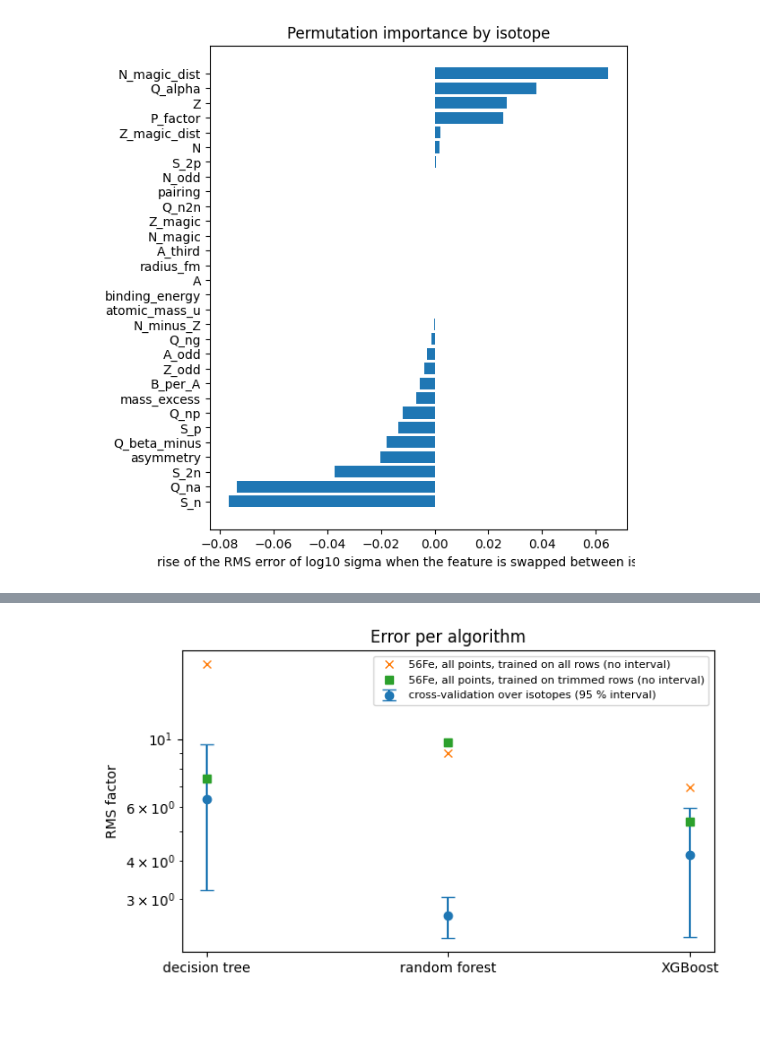
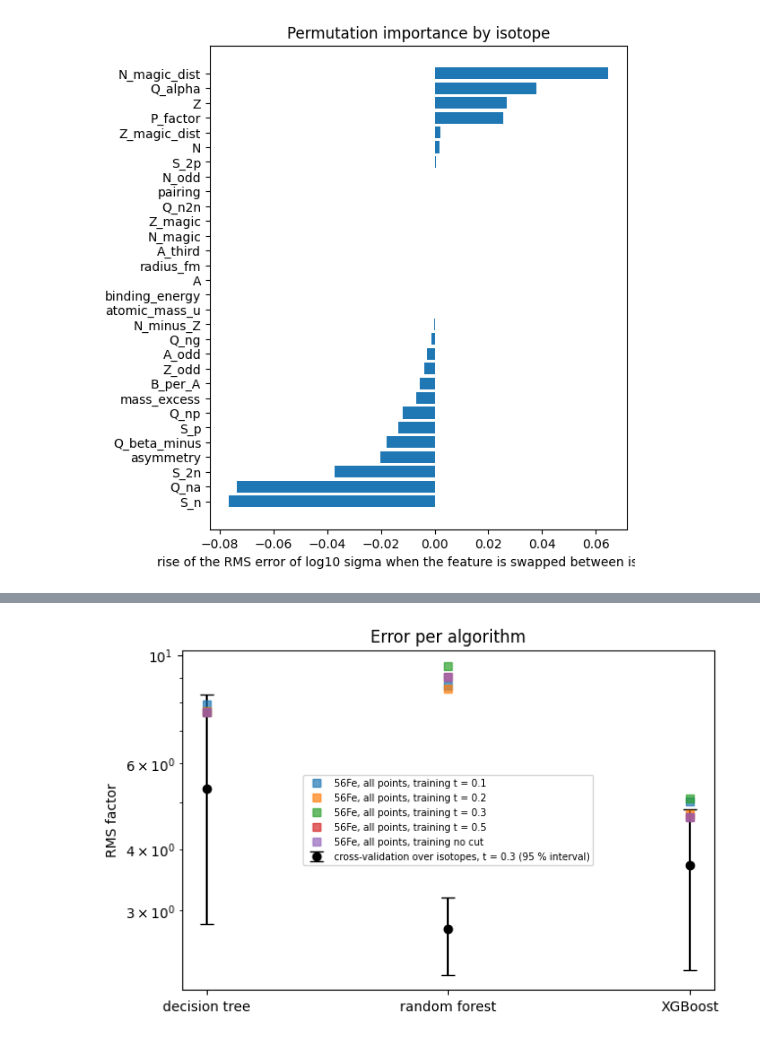
Before and after one commit to WHopkins-git/xsml, a Jupyter notebook: examples/industry_Fe56_inelastic.ipynb, the cells around one changed output, grey strips where cells are left out. Cells and saved outputs as stored; diff of their text form; code cells hidden in the pictures; blank space fills up the shorter version.

Commit message:
Fe-56 example: sweep a threshold on the dataset offset instead of a fixed flag cut

```diff
--- a/examples/industry_Fe56_inelastic.ipynb
+++ b/examples/industry_Fe56_inelastic.ipynb
@@ -90,12 +90,22 @@ plt.show()
 # %% [output]
 [figure]
 # %%
-# trim the training set only: drop the datasets that the linter flags as offset or misshapen, and the other iron isotopes
-# (the target keeps all of its points, flagged or not)
-flagged = ["normalisation", "shape", "normalisation+shape"]
-train_trim = train[~train.ds_flag.isin(flagged)]
-train_trim = train_trim[train_trim.Z != Z_target]
-train_trim = train_trim.reset_index(drop=True)
-splits.assert_no_leakage(train_trim, target, level="element")
-print(len(train), "training points before trimming,", len(train_trim), "after,", train_trim.iso.nunique(), "isotopes;", len(target), "target points in both cases")
+# training sets for a sweep: keep the datasets whose offset from the others is at most t (in dex)
+# (datasets without an offset could not be compared and are kept; the other iron isotopes are always dropped; the target is never trimmed)
+thresholds = [0.1, 0.2, 0.3, 0.5, None]
+reference = 0.3
+no_iron = train[train.Z != Z_target]
+training_sets = {}
+for t in thresholds:
+    if t is None:
+        label = "no cut"
+        chosen = no_iron
+    else:
+        label = "t = " + str(t)
+        chosen = no_iron[no_iron.ds_offset_dex.isna() | (no_iron.ds_offset_dex.abs() <= t)]
+    training_sets[label] = chosen.reset_index(drop=True)
+    splits.assert_no_leakage(training_sets[label], target, level="element")
+    print(label, ":", len(training_sets[label]), "training points,", training_sets[label].dataset.nunique(), "datasets,", training_sets[label].iso.nunique(), "isotopes")
+reference_label = "t = " + str(reference)
+train_trim = training_sets[reference_label]
 # %% [output]
@@ -136,21 +160,19 @@ XGBoost CV RMS factor 4.19 [ 2.24 , 5.93 ]  full target: all training rows 6.96
 # %%
-# error per algorithm, with the interval over isotopes
-labels = list(cv_scores.keys())
+# error per algorithm: the interval over isotopes, and the full target for every threshold
 values = np.array([cv_scores[name]["value"] for name in labels])
 lows = np.array([cv_scores[name]["low"] for name in labels])
 highs = np.array([cv_scores[name]["high"] for name in labels])
-on_target = np.array([target_scores[name] for name in labels])
-on_target_baseline = np.array([baseline_scores[name] for name in labels])
 
-plt.figure(figsize=(7, 4))
-plt.errorbar(labels, values, yerr=[values - lows, highs - values], fmt="o", capsize=5, label="cross-validation over isotopes (95 % interval)")
-plt.plot(labels, on_target_baseline, "x", label="56Fe, all points, trained on all rows (no interval)")
-plt.plot(labels, on_target, "s", label="56Fe, all points, trained on trimmed rows (no interval)")
+plt.figure(figsize=(7, 4.5))
+plt.errorbar(labels, values, yerr=[values - lows, highs - values], fmt="o", color="k", capsize=5, label="cross-validation over isotopes, " + reference_label + " (95 % interval)")
+for label in training_sets:
+    on_target = sweep[sweep.threshold == label][labels].to_numpy()[0]
+    plt.plot(labels, on_target, "s", alpha=0.7, label="56Fe, all points, training " + label)
 plt.yscale("log")
 plt.ylabel("RMS factor")
 plt.title("Error per algorithm")
-plt.legend(fontsize=8)
+plt.legend(fontsize=7)
 plt.show()
 # %% [output]
-[figure, old version]
+[figure, new version]
 # %%
```
Also changed, not shown: parts of 5 cells of this notebook.
